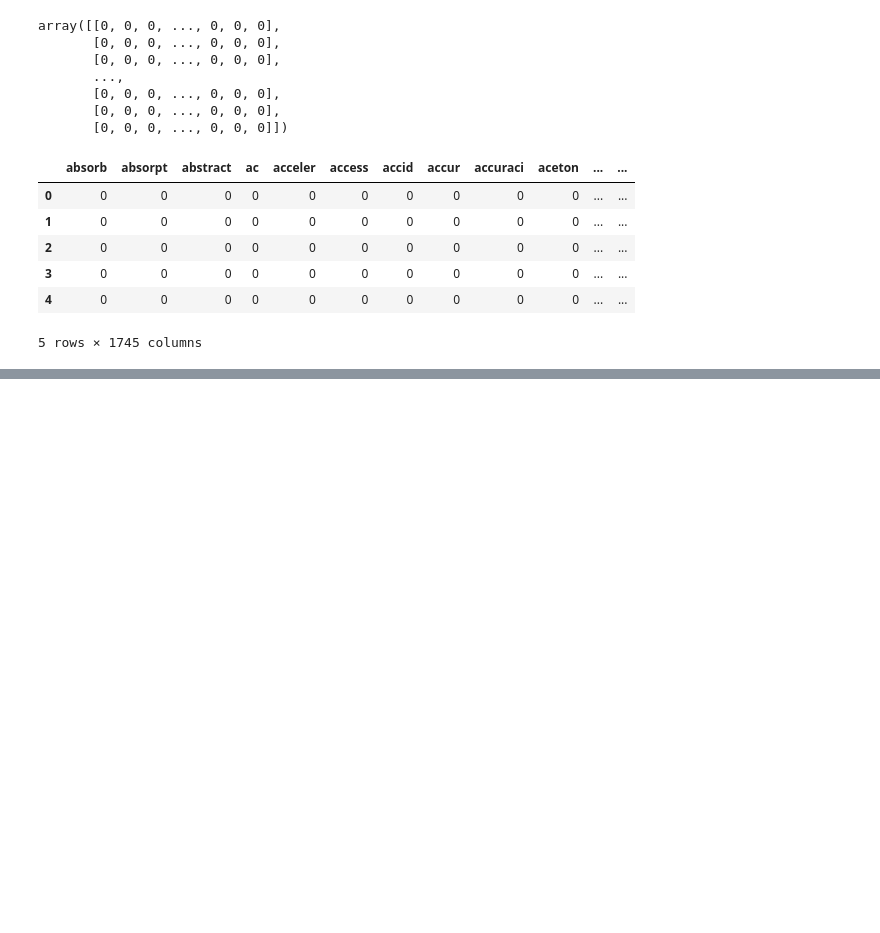
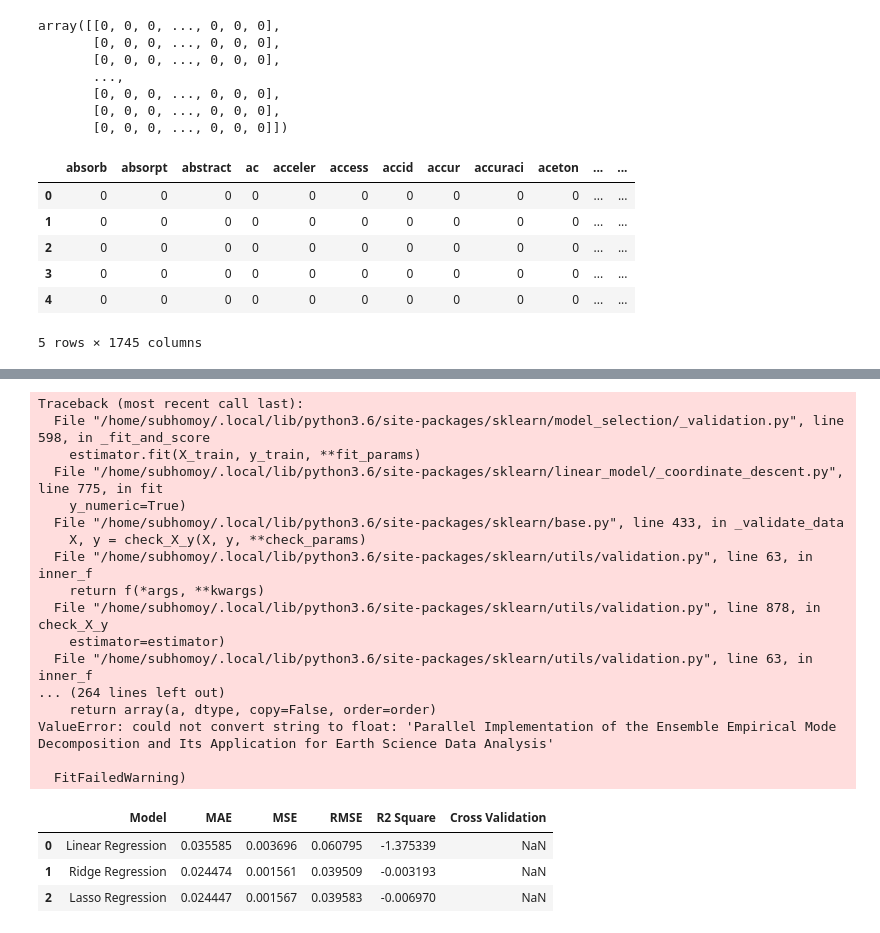
Before and after one commit to subhomoy-roy-choudhury/Research_Paper_Finder, a Jupyter notebook: research_papers_Analysis.ipynb, the cells around one changed output, grey strips where cells are left out. Saved outputs shown, nothing was run; the diff lists cells and outputs as text; code cells hidden in the pictures; blank space fills up the shorter version.

```diff
--- a/research_papers_Analysis.ipynb
+++ b/research_papers_Analysis.ipynb
@@ -278,0 +306,15 @@ __________________________________
+# %%
+from sklearn.linear_model import Ridge
+
+model = Ridge(alpha=100, solver='cholesky', tol=0.001, random_state=20)
+model.fit(X_train, y_train)
+pred = model.predict(X_test)
+
+test_pred = model.predict(X_test)
+train_pred = model.predict(X_train)
+
+print('Test set evaluation:\n_____________________________________')
+print_evaluate(y_test, test_pred)
+print('====================================')
+print('Train set evaluation:\n_____________________________________')
+print_evaluate(y_train, train_pred)
@@ -278,0 +337,5 @@ __________________________________
+# %%
+results_df_2 = pd.DataFrame(data=[["Ridge Regression", *evaluate(y_test, test_pred) , cross_val(Ridge())]],
+                            columns=['Model', 'MAE', 'MSE', 'RMSE', 'R2 Square', "Cross Validation"])
+results_df = results_df.append(results_df_2, ignore_index=True)
+results_df
@@ -278,0 +363,19 @@ __________________________________
+# %%
+from sklearn.linear_model import Lasso
+
+model = Lasso(alpha=0.1,
+              precompute=True,
+#               warm_start=True,
+              positive=True,
+              selection='random',
+              random_state=42)
+model.fit(X_train, y_train)
+
+test_pred = model.predict(X_test)
+train_pred = model.predict(X_train)
+
+print('Test set evaluation:\n_____________________________________')
+print_evaluate(y_test, test_pred)
+print('====================================')
+print('Train set evaluation:\n_____________________________________')
+print_evaluate(y_train, train_pred)
@@ -278,0 +398,27 @@ __________________________________
+# %%
+results_df_2 = pd.DataFrame(data=[["Lasso Regression", *evaluate(y_test, test_pred) , cross_val(Lasso())]],
+                            columns=['Model', 'MAE', 'MSE', 'RMSE', 'R2 Square', "Cross Validation"])
+results_df = results_df.append(results_df_2, ignore_index=True)
+results_df
+# %% [output]
+Traceback (most recent call last):
+  File "/home/subhomoy/.local/lib/python3.6/site-packages/sklearn/model_selection/_validation.py", line 598, in _fit_and_score
+    estimator.fit(X_train, y_train, **fit_params)
+  File "/home/subhomoy/.local/lib/python3.6/site-packages/sklearn/linear_model/_coordinate_descent.py", line 775, in fit
+    y_numeric=True)
+  File "/home/subhomoy/.local/lib/python3.6/site-packages/sklearn/base.py", line 433, in _validate_data
+    X, y = check_X_y(X, y, **check_params)
+  File "/home/subhomoy/.local/lib/python3.6/site-packages/sklearn/utils/validation.py", line 63, in inner_f
+    return f(*args, **kwargs)
+  File "/home/subhomoy/.local/lib/python3.6/site-packages/sklearn/utils/validation.py", line 878, in check_X_y
+    estimator=estimator)
+  File "/home/subhomoy/.local/lib/python3.6/site-packages/sklearn/utils/validation.py", line 63, in inner_f
+... (264 lines left out)
+    return array(a, dtype, copy=False, order=order)
+ValueError: could not convert string to float: 'Parallel Implementation of the Ensemble Empirical Mode Decomposition and Its Application for Earth Science Data Analysis'
+
+  FitFailedWarning)
+|  | Model | MAE | MSE | RMSE | R2 Square | Cross Validation |
+| 0 | Linear Regression | 0.035585 | 0.003696 | 0.060795 | -1.375339 | NaN |
+| 1 | Ridge Regression | 0.024474 | 0.001561 | 0.039509 | -0.003193 | NaN |
+| 2 | Lasso Regression | 0.024447 | 0.001567 | 0.039583 | -0.006970 | NaN |
```
Also changed, not shown: parts of 19 cells of this notebook, 17 other files.
